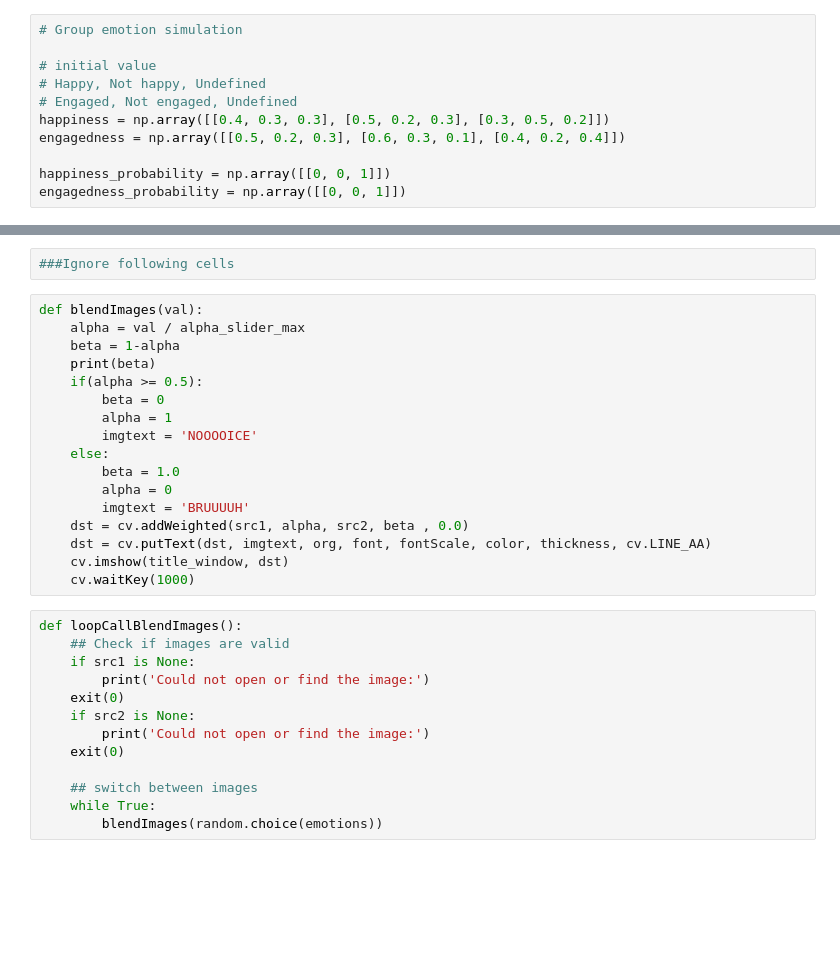
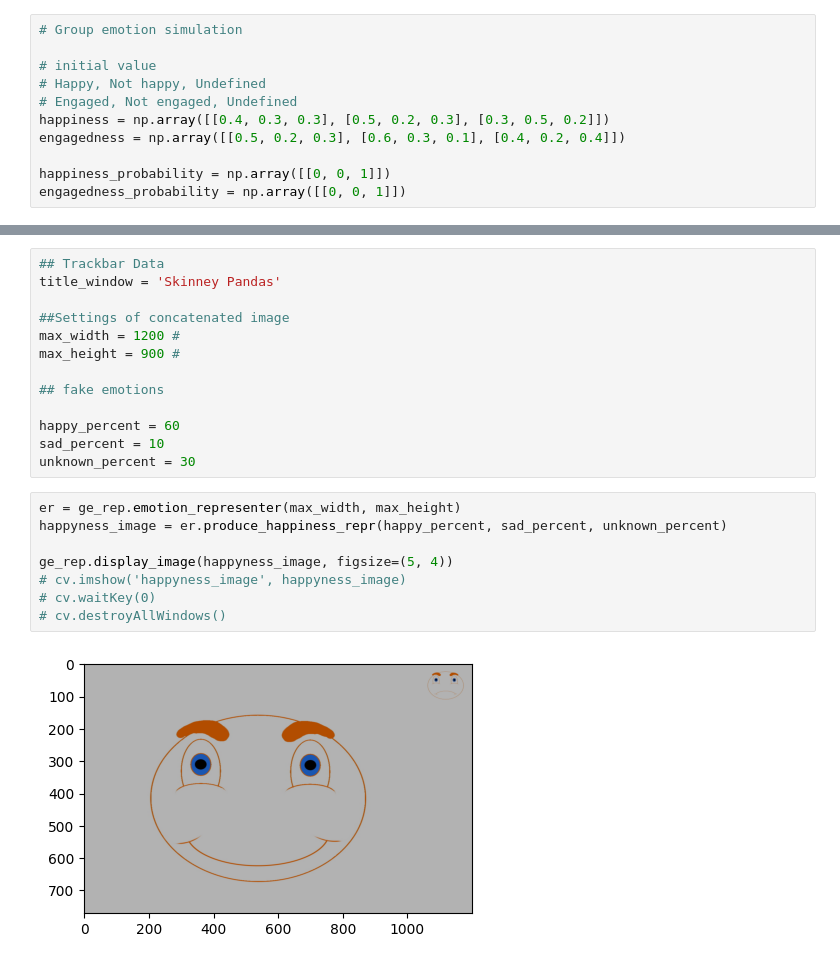
Before and after one commit to Norlez/Group-Emotion-Representation, a Jupyter notebook: representer.ipynb, the cells around one changed output, grey strips where cells are left out. Cells and saved outputs as stored; diff of their text form; blank space fills up the shorter version.

```diff
--- a/representer.ipynb
+++ b/representer.ipynb
@@ -216,32 +44,23 @@ display_image(output, figsize=(10, 6))
-# %%
-###Ignore following cells
-# %%
-def blendImages(val):
-    alpha = val / alpha_slider_max
-    beta = 1-alpha
-    print(beta)
-    if(alpha >= 0.5):
-        beta = 0
-        alpha = 1
-        imgtext = 'NOOOOICE'
-    else:
-        beta = 1.0
-        alpha = 0
-        imgtext = 'BRUUUUH'
-    dst = cv.addWeighted(src1, alpha, src2, beta , 0.0)
-    dst = cv.putText(dst, imgtext, org, font, fontScale, color, thickness, cv.LINE_AA)
-    cv.imshow(title_window, dst)
-    cv.waitKey(1000)
-# %%
-def loopCallBlendImages():
-    ## Check if images are valid
-    if src1 is None:
-        print('Could not open or find the image:')
-    exit(0)
-    if src2 is None:
-        print('Could not open or find the image:')
-    exit(0)
-
-    ## switch between images
-    while True:
-        blendImages(random.choice(emotions))
+# %%
+## Trackbar Data
+title_window = 'Skinney Pandas'
+
+##Settings of concatenated image
+max_width = 1200 #
+max_height = 900 #
+
+## fake emotions
+
+happy_percent = 60
+sad_percent = 10
+unknown_percent = 30
+# %%
+er = ge_rep.emotion_representer(max_width, max_height)
+happyness_image = er.produce_happiness_repr(happy_percent, sad_percent, unknown_percent)
+
+ge_rep.display_image(happyness_image, figsize=(5, 4))
+# cv.imshow('happyness_image', happyness_image)
+# cv.waitKey(0)
+# cv.destroyAllWindows()
+# %% [output]
+[figure, added]
```
Also changed, not shown: parts of 15 cells of this notebook, 8 other files.
